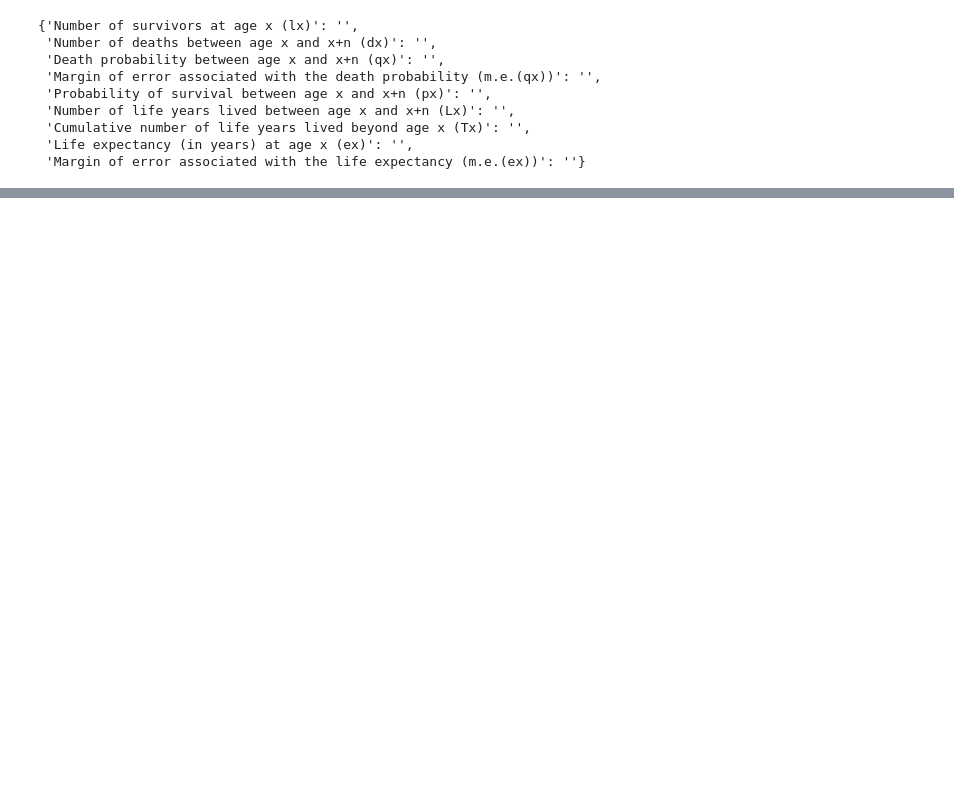
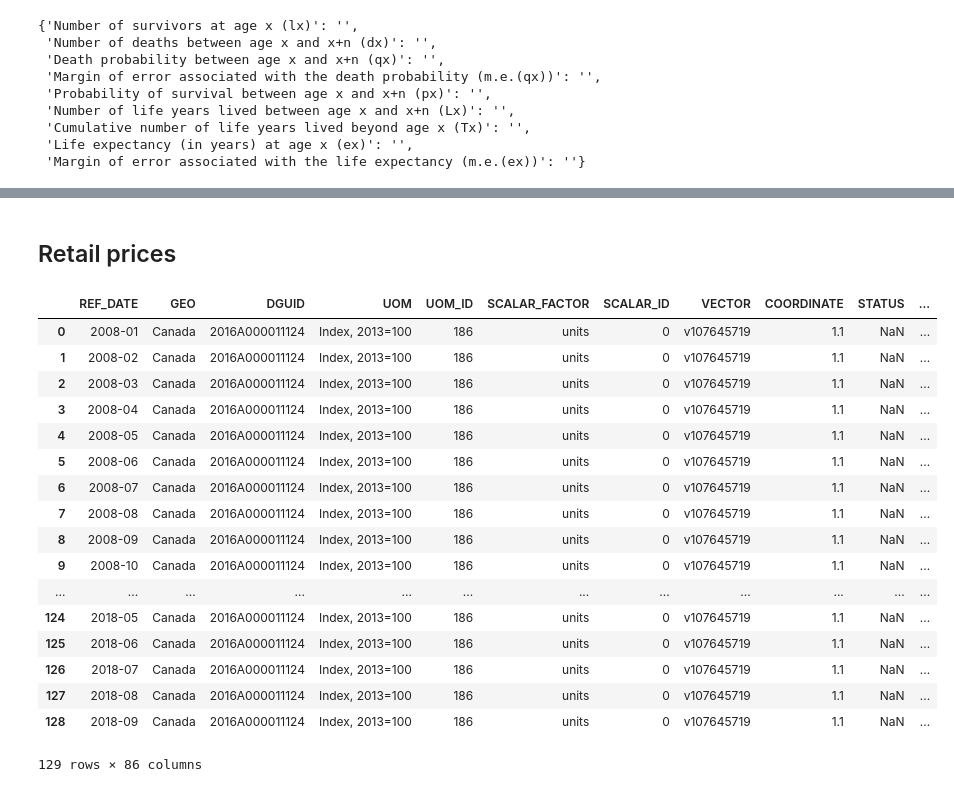
Before and after one commit to ocan-data/OpenCanadaData, a Jupyter notebook: notebooks/LifeExpectancy.ipynb, the cells around one changed output, grey strips where cells are left out. Saved outputs shown, nothing was run; the diff lists cells and outputs as text; code cells hidden in the pictures; blank space fills up the shorter version.

```diff
--- a/notebooks/LifeExpectancy.ipynb
+++ b/notebooks/LifeExpectancy.ipynb
@@ -184,0 +145,26 @@ health_adjusted_life_expectancy(health_le_data)
+# %% [markdown]
+## Retail prices
+# %%
+retail_prices_dataset = StatscanDataset('https://www150.statcan.gc.ca/n1/tbl/csv/18100251-eng.zip',
+                                        pivot_column='North American Industry Classification System (NAICS)')
+retail_prices = retail_prices_dataset.get_data()
+retail_prices
+# %% [output]
+|  | REF_DATE | GEO | DGUID | UOM | UOM_ID | SCALAR_FACTOR | SCALAR_ID | VECTOR | COORDINATE | STATUS | ... |
+| 0 | 2008-01 | Canada | 2016A000011124 | Index, 2013=100 | 186 | units | 0 | v107645719 | 1.1 | NaN | ... |
+| 1 | 2008-02 | Canada | 2016A000011124 | Index, 2013=100 | 186 | units | 0 | v107645719 | 1.1 | NaN | ... |
+| 2 | 2008-03 | Canada | 2016A000011124 | Index, 2013=100 | 186 | units | 0 | v107645719 | 1.1 | NaN | ... |
+| 3 | 2008-04 | Canada | 2016A000011124 | Index, 2013=100 | 186 | units | 0 | v107645719 | 1.1 | NaN | ... |
+| 4 | 2008-05 | Canada | 2016A000011124 | Index, 2013=100 | 186 | units | 0 | v107645719 | 1.1 | NaN | ... |
+| 5 | 2008-06 | Canada | 2016A000011124 | Index, 2013=100 | 186 | units | 0 | v107645719 | 1.1 | NaN | ... |
+| 6 | 2008-07 | Canada | 2016A000011124 | Index, 2013=100 | 186 | units | 0 | v107645719 | 1.1 | NaN | ... |
+| 7 | 2008-08 | Canada | 2016A000011124 | Index, 2013=100 | 186 | units | 0 | v107645719 | 1.1 | NaN | ... |
+| 8 | 2008-09 | Canada | 2016A000011124 | Index, 2013=100 | 186 | units | 0 | v107645719 | 1.1 | NaN | ... |
+| 9 | 2008-10 | Canada | 2016A000011124 | Index, 2013=100 | 186 | units | 0 | v107645719 | 1.1 | NaN | ... |
+| ... | ... | ... | ... | ... | ... | ... | ... | ... | ... | ... | ... |
+| 124 | 2018-05 | Canada | 2016A000011124 | Index, 2013=100 | 186 | units | 0 | v107645719 | 1.1 | NaN | ... |
+| 125 | 2018-06 | Canada | 2016A000011124 | Index, 2013=100 | 186 | units | 0 | v107645719 | 1.1 | NaN | ... |
+| 126 | 2018-07 | Canada | 2016A000011124 | Index, 2013=100 | 186 | units | 0 | v107645719 | 1.1 | NaN | ... |
+| 127 | 2018-08 | Canada | 2016A000011124 | Index, 2013=100 | 186 | units | 0 | v107645719 | 1.1 | NaN | ... |
+| 128 | 2018-09 | Canada | 2016A000011124 | Index, 2013=100 | 186 | units | 0 | v107645719 | 1.1 | NaN | ... |
+129 rows × 86 columns
```
Also changed, not shown: parts of 27 cells of this notebook, 7 other files.
